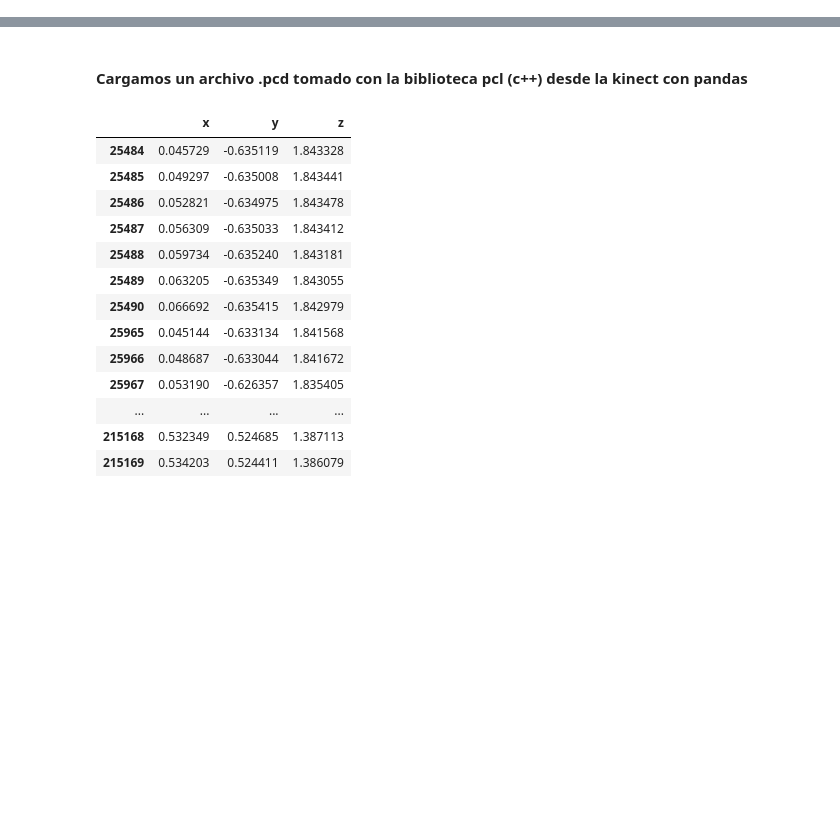
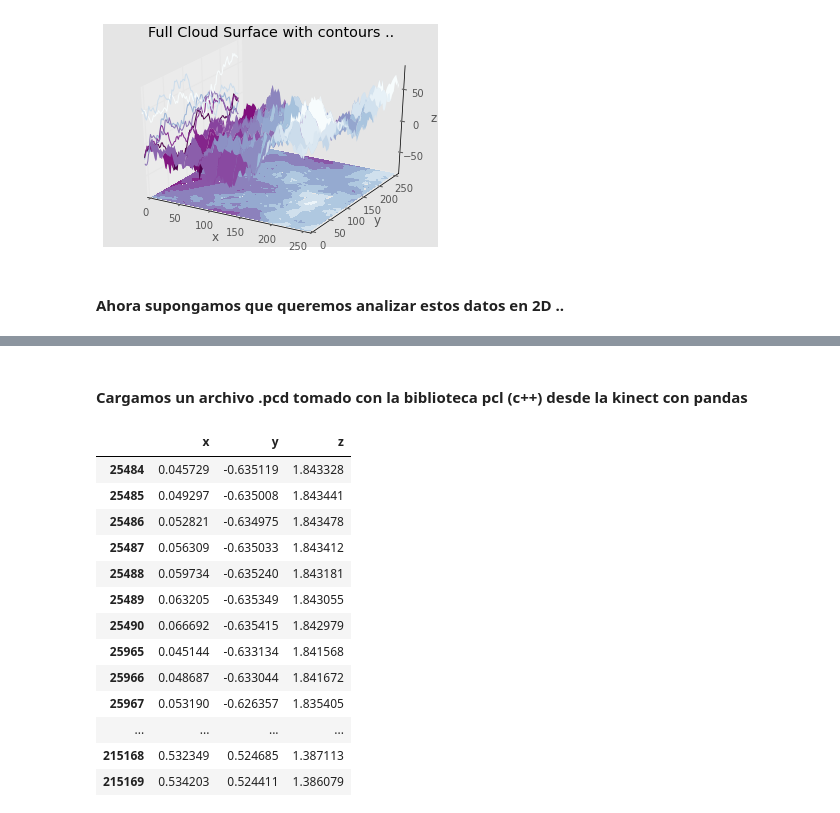
Before and after one commit to celiacintas/patagonia_meetup, a Jupyter notebook: intento_1/charlas/vis_data.ipynb, the cells around one changed output, grey strips where cells are left out. Drawn from its saved outputs; the diff is of its cells as text; code cells hidden in the pictures; blank space fills up the shorter version.

```diff
--- a/intento_1/charlas/vis_data.ipynb
+++ b/intento_1/charlas/vis_data.ipynb
@@ -8,0 +114,23 @@ import matplotlib.cm as cm
+# %%
+threedee = plt.figure().gca(projection='3d')
+threedee.set_title("Full Cloud Surface with contours ..")
+
+xi = np.linspace(X_bmf.min(),X_bmf.max(),100)
+yi = np.linspace(Y_bmf.min(),Y_bmf.max(),100)
+zi = griddata((X_bmf, Y_bmf), Z_bmf, (xi[None,:], yi[:,None]), method='linear')
+threedee.set_xlabel('x')
+threedee.set_ylabel('y')
+threedee.set_zlabel('z')
+xig, yig = np.meshgrid(xi, yi)
+surf = threedee.plot_surface(xig, yig, zi, linewidth=0, cmap= cm.BuPu_r)
+count_x = threedee.contour(xig, yig, zi, zdir='x', offset=-10, cmap=cm.BuPu_r)
+count_z = threedee.contourf(xig, yig, zi, zdir='z', offset=-85, cmap=cm.BuPu_r)
+threedee.set_xlabel('x')
+threedee.set_ylabel('y')
+threedee.set_zlabel('z')
+
+plt.show()
+# %% [output]
+[figure, added]
+# %% [markdown]
+#### Ahora supongamos que queremos analizar estos datos en 2D ..
```
Also changed, not shown: parts of 36 cells of this notebook.
